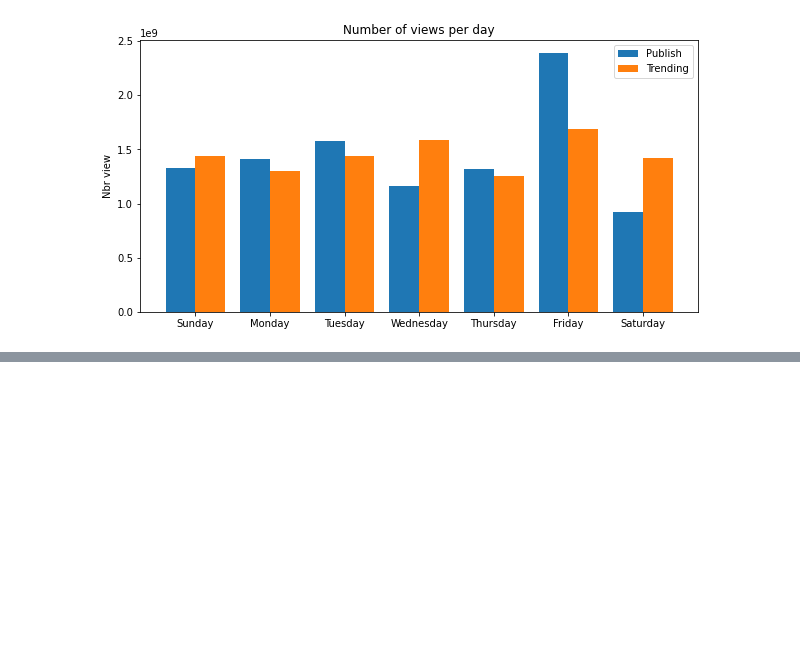
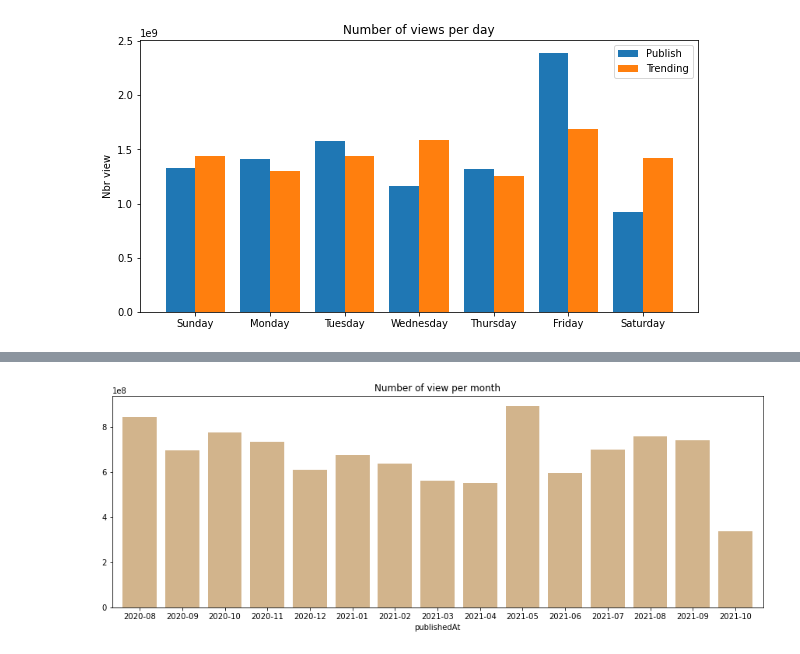
Before and after one commit to davsarkissian/Trending_List_Analysis, a Jupyter notebook: analys_data.ipynb, the cells around one changed output, grey strips where cells are left out. Cells and saved outputs as stored; diff of their text form; code cells hidden in the pictures; blank space fills up the shorter version.

```diff
--- a/analys_data.ipynb
+++ b/analys_data.ipynb
@@ -280,0 +265,8 @@ dataPerDayPlot(df1, typec)
+# %%
+df_month = pd.read_csv("/Users/elodieedouard/Desktop/Projet_5eme/FR_youtube_trending_data.csv")
+df_month['categoryId'] = df_month['categoryId'].apply(lambda x: nameCategory(int(x)))
+df_month['publishedAt'] = df_month['publishedAt'].apply(lambda x: oneDay(x))
+# %%
+df_month.drop_duplicates(subset ="video_id", keep = 'first', inplace=True)
+df2 = df_month.groupby(['publishedAt'])['view_count'].sum()
+df2.head()
@@ -280,0 +281,18 @@ dataPerDayPlot(df1, typec)
+# %%
+def monthNum(date):
+    date = date.split('-')
+    #date = list(map(lambda x : int(x), date))
+    return str(date[0])+'-'+str(date[1])
+
+df_month['publishedAt'] = df_month['publishedAt'].apply(lambda x: monthNum(x))
+# %%
+df_monthGlo = df_month.groupby(['publishedAt'])['view_count'].sum()
+df_monthCategory = df_month.groupby(['categoryId', 'publishedAt'])['view_count'].sum()
+# %%
+plt.rcParams['figure.figsize'] = [15, 5]
+
+df_monthGlo.plot.bar(width=0.8, rot=0, color='tan')
+plt.title('Number of view per month')
+plt.show()
+# %% [output]
+[figure, added]
```
Also changed, not shown: parts of 10 cells of this notebook, 1 other file.
